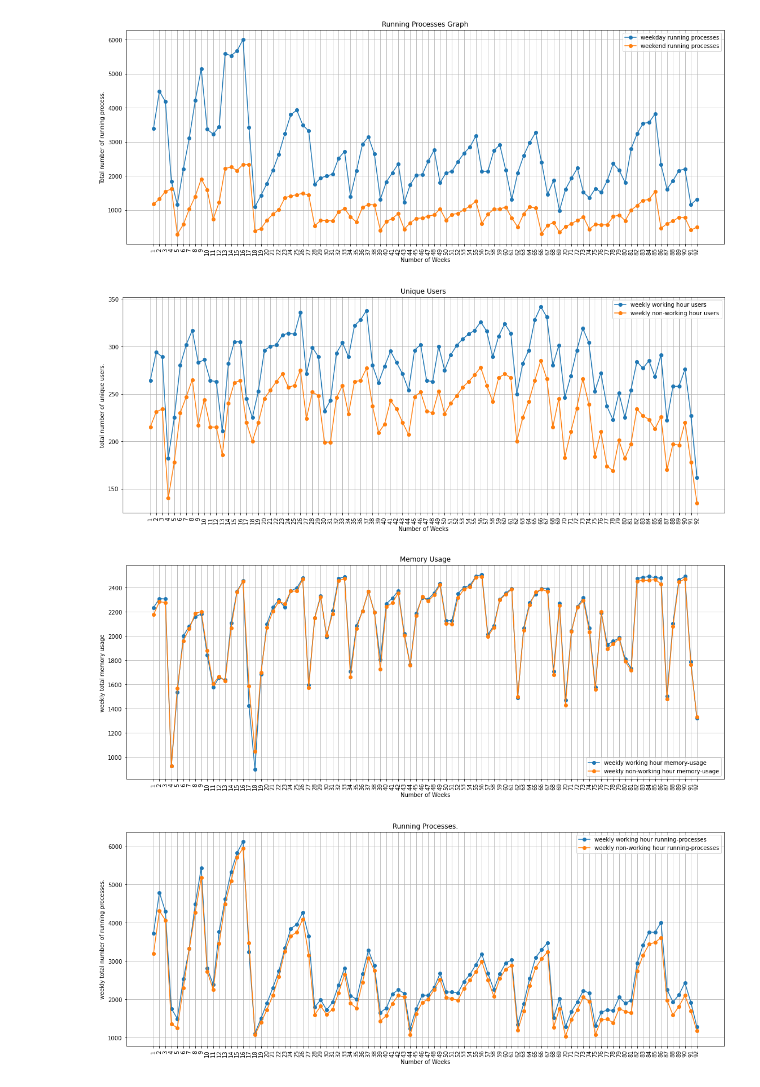
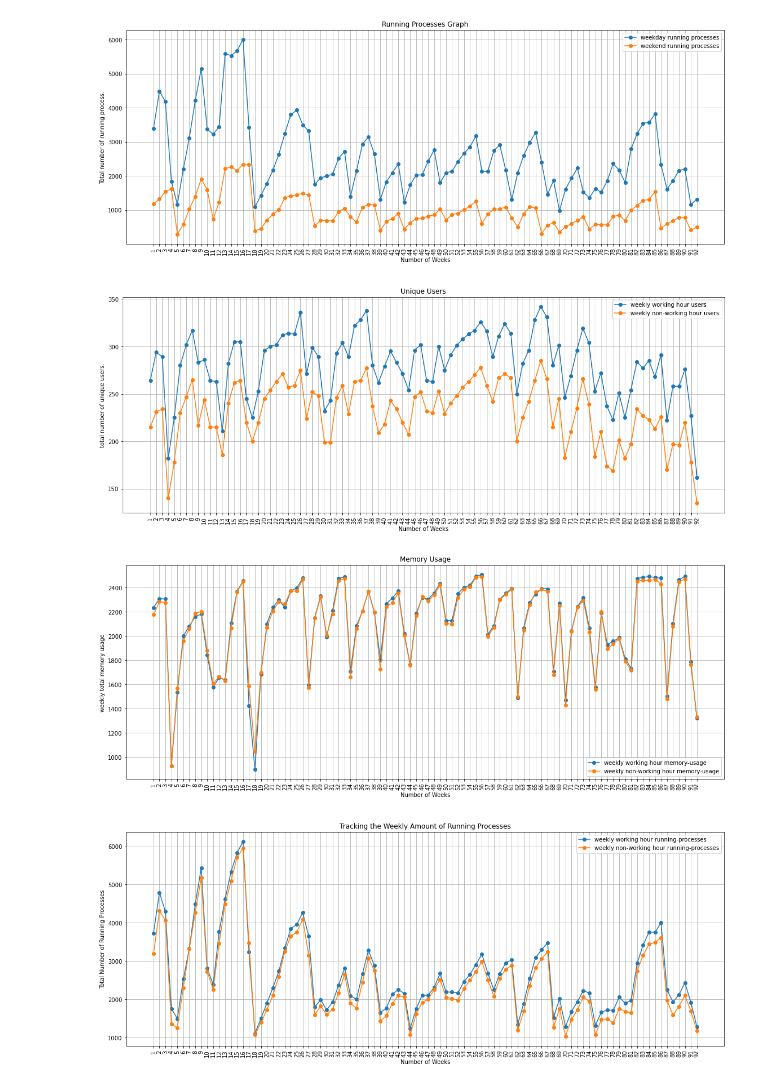
Before and after one commit to shubhamrastogi1810/SMC-Data_Challenge, a Jupyter notebook: Correlation.ipynb, the cells around one changed output. Saved outputs shown, nothing was run; the diff lists cells and outputs as text; code cells hidden in the pictures.

Commit message:
graph titles corrected.

```diff
--- a/Correlation.ipynb
+++ b/Correlation.ipynb
@@ -76,7 +76,7 @@ def finding_correlation(arg):
     plt.xlabel('Number of Weeks')
 
     if arg == 'wusers':
-        plt.title('Unique Users Graph')
+        plt.title('Average weekly ')
         plt.ylabel('Total Number of unique users.')
         plt.plot(x_values,w_values,label='weekday unique users.',marker='o')
         plt.plot(x_values,we_values,label='weekend unique users.',marker='o')
@@ -174,33 +174,33 @@ def hourly_correlation(arg):
         y2.append(sum(finwh[counter*5:counter*5 + 5])//5)
         counter +=1
 
     xval = [i for i in range(1,len(y1)+1)]
     if arg == 'wusers':
         plt.plot(xval,y1,label='weekly working hour users',marker='o')
         plt.plot(xval,y2,label='weekly non-working hour users',marker='o')
         plt.title('Unique Users')
         plt.ylabel('total number of unique users.')
     elif arg == 'memory-used':
         plt.plot(xval,y1,label='weekly working hour memory-usage',marker='o')
         plt.plot(xval,y2,label='weekly non-working hour memory-usage',marker='o')
         plt.title('Memory Usage')
         plt.ylabel('weekly total memory usage ')
     elif arg == 'running-process':
         plt.plot(xval,y1,label='weekly working hour running-processes',marker='o')
         plt.plot(xval,y2,label='weekly non-working hour running-processes',marker='o')
-        plt.title('Running Processes.')
-        plt.ylabel('weekly total number of running processes.')
+        plt.title('Tracking the Weekly Amount of Running Processes')
+        plt.ylabel('Total Number of Running Processes')
     plt.legend()
     plt.grid()
     plt.xlabel('Number of Weeks')
     plt.xticks(xval,rotation=90)
     plt.show()
 
 
 relation = ['wusers','memory-used','running-process']
 for i in relation:
     hourly_correlation(i)
 # %% [output]
 [figure]
 [figure]
-[figure, old version]
+[figure, new version]
```
